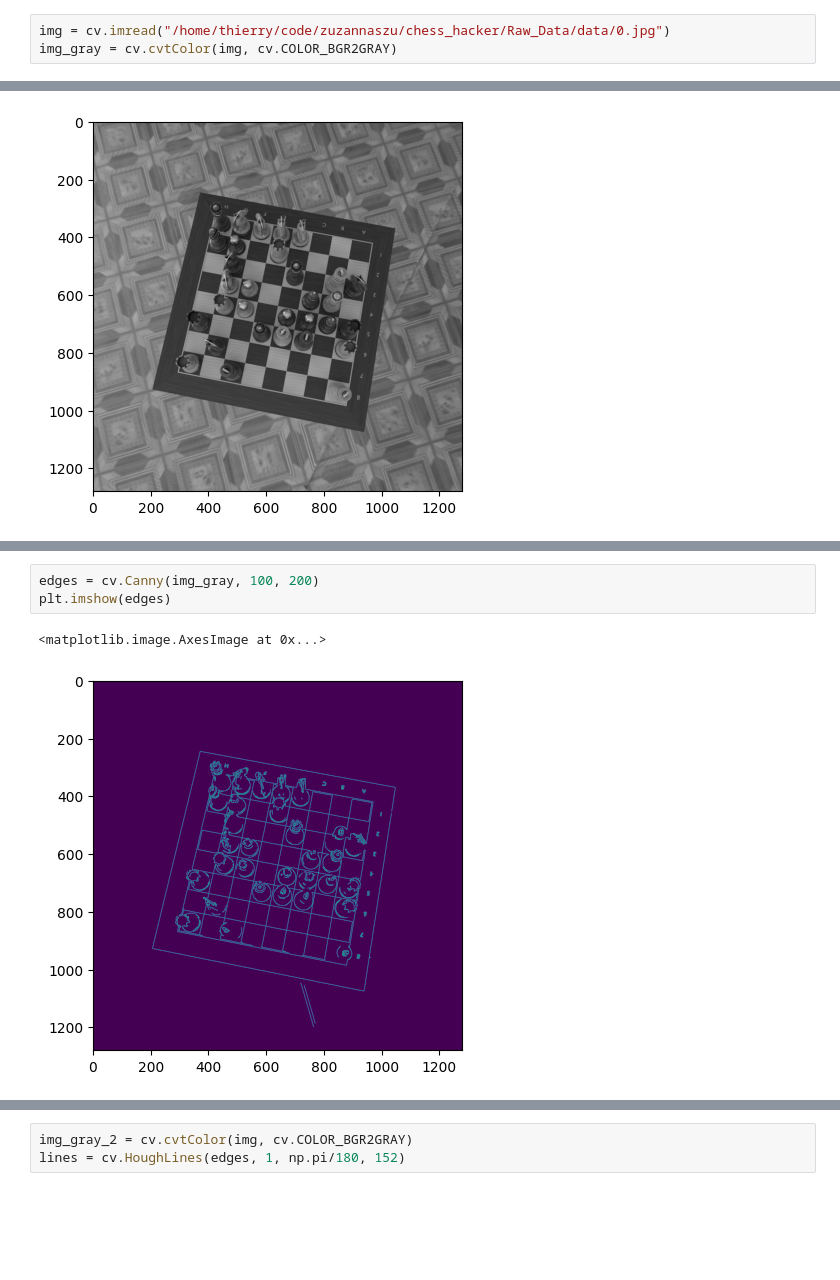
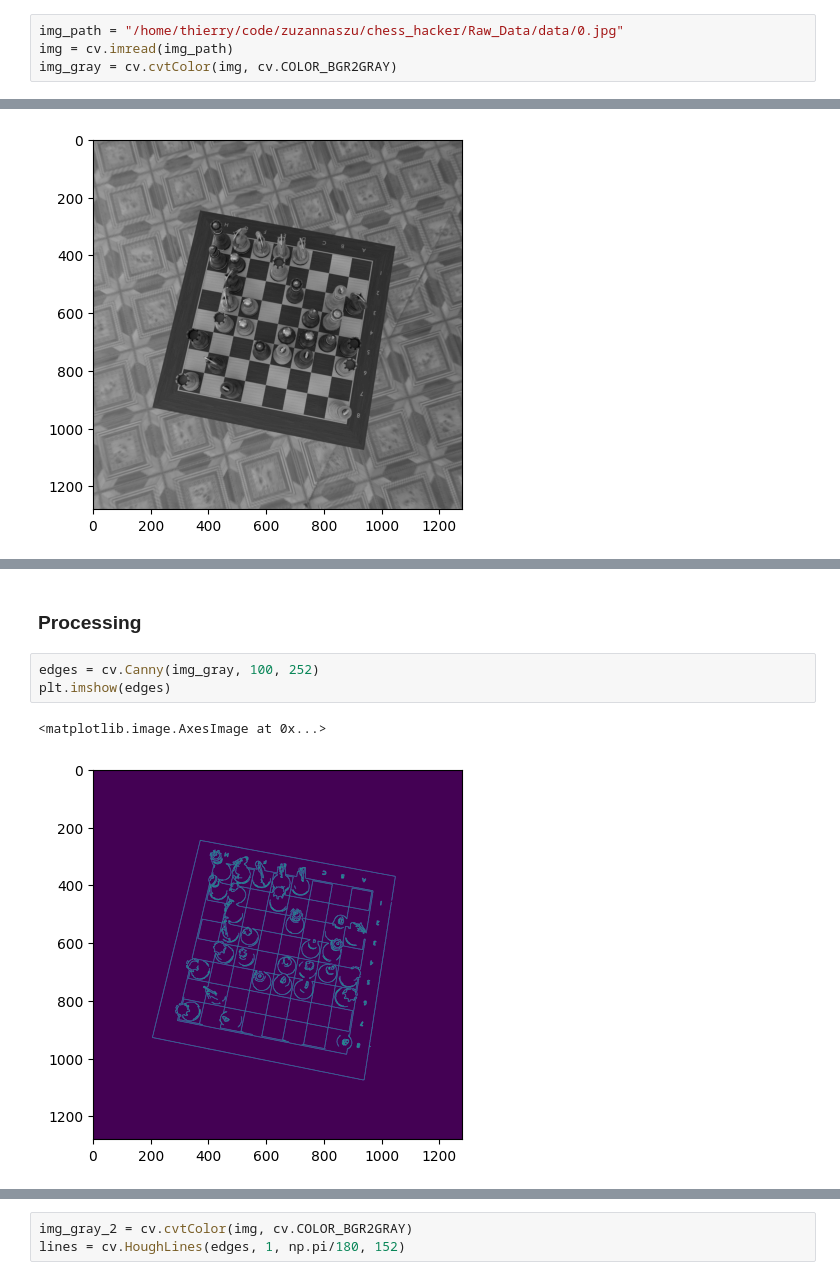
Before and after one commit to zuzannaszu/chess_hacker, a Jupyter notebook: Image_recognition.ipynb, the cells around one changed output, grey strips where cells are left out. Drawn from its saved outputs; the diff is of its cells as text; blank space fills up the shorter version.

```diff
--- a/Image_recognition.ipynb
+++ b/Image_recognition.ipynb
@@ -119,5 +13,6 @@ def hysteresis(img, weak, strong=255):
 # %%
-img = cv.imread("/home/thierry/code/zuzannaszu/chess_hacker/Raw_Data/data/0.jpg")
+img_path = "/home/thierry/code/zuzannaszu/chess_hacker/Raw_Data/data/0.jpg"
+img = cv.imread(img_path)
 img_gray = cv.cvtColor(img, cv.COLOR_BGR2GRAY)
 # %%
 plt.imshow(img_gray,cmap="gray")
@@ -127,6 +40,8 @@ plt.imshow(img_gray,cmap="gray")
+# %% [markdown]
+### Processing
 # %%
-edges = cv.Canny(img_gray, 100, 200)
+edges = cv.Canny(img_gray, 100, 252)
 plt.imshow(edges)
 # %% [output]
 <matplotlib.image.AxesImage at 0x...>
-[figure, old version]
+[figure, new version]
```
Also changed, not shown: parts of 41 cells of this notebook, 1 other file.
